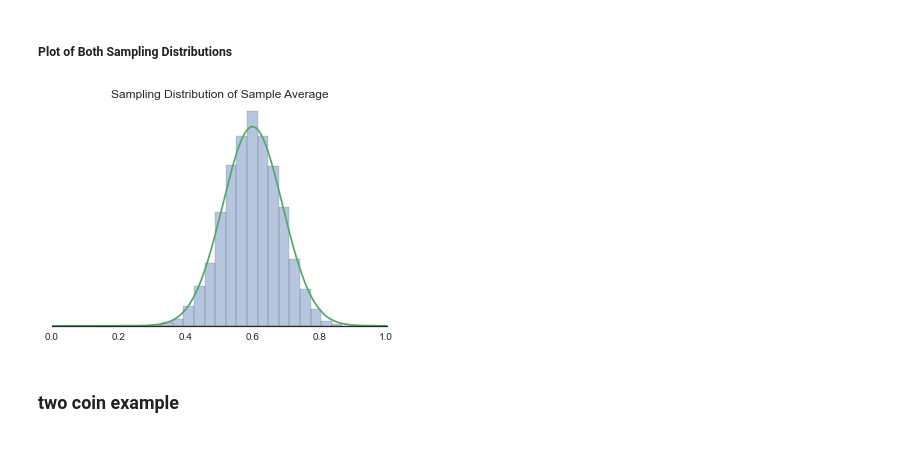
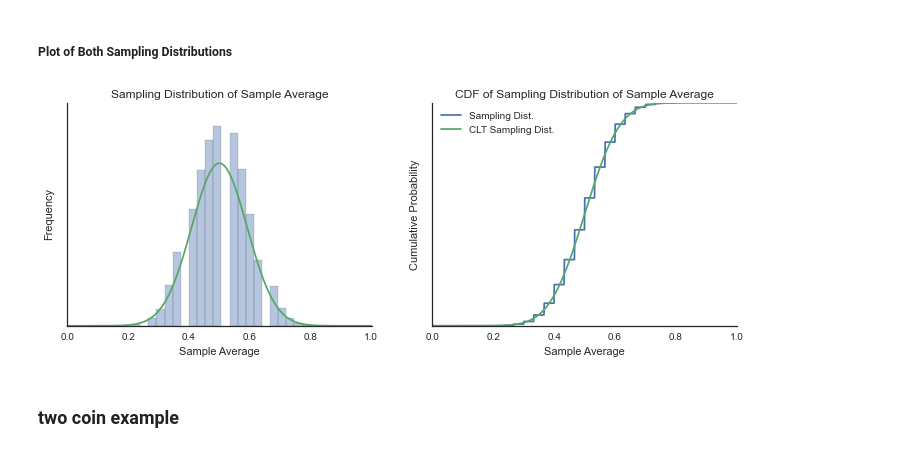
Before and after one commit to slgregoire/comp_stats, a Jupyter notebook: resampling_post.ipynb, the cells around one changed output. Saved outputs shown, nothing was run; the diff lists cells and outputs as text; code cells hidden in the pictures.

```diff
--- a/resampling_post.ipynb
+++ b/resampling_post.ipynb
@@ -42,18 +44,35 @@ clt_var = np.var(sample)/sample_size
 clt_dist = sp.norm(loc=clt_mean, scale=np.sqrt(clt_var))
 # %% [markdown]
 ##### Plot of Both Sampling Distributions
-# %%
-x = np.linspace(0,1,1000)
-
-ax = sns.distplot(resample_dist, bins=20, kde=False, norm_hist=True)
-ax.plot(x, clt_dist.pdf(x))
-#sax.axvline(sample_stat, color='red')
-
-sns.despine(top=True, left=True, right=True)
-ax.set(yticklabels=[], title='Sampling Distribution of Sample Average')
-sns.despine(top=True, left=True, right=True)
-# %% [output]
-[figure, removed]
+# %%
+x = np.linspace(0,1,1000)
+
+fig, axes = plt.subplots(1, 2)
+fig.set_figheight(4)
+fig.set_figwidth(12)
+
+sns.distplot(resample_dist, bins=25, kde=False, norm_hist=True, ax=axes[0])
+axes[0].plot(x, clt_dist.pdf(x))
+axes[0].set(yticklabels=[], title='Sampling Distribution of Sample Average')
+axes[0].set_ylabel('Frequency')
+axes[0].set_xlabel('Sample Average')
+
+resample_emp_cdf = sm.tools.tools.ECDF(resample_dist)
+axes[1].plot(x, resample_emp_cdf(x), label='Sampling Dist.')
+axes[1].plot(x, clt_dist.cdf(x), label='CLT Sampling Dist.')
+axes[1].set(yticklabels=[], title='CDF of Sampling Distribution of Sample Average')
+axes[1].set_ylabel('Cumulative Probability')
+axes[1].set_xlabel('Sample Average')
+axes[1].legend(loc='best')
+
+ #axes[i, j].set_title('Sample Size = {}'.format(str(sample_sizes[sample_idx])))
+        #axes[i, j].
+        #axes[i, j].set_xlabel('Sample Average')
+
+
+sns.despine(top=True, right=True)
+# %% [output]
+[figure, added]
 # %% [markdown]
 ### two coin example
 # %% [markdown]
```
Also changed, not shown: parts of 8 cells of this notebook.
